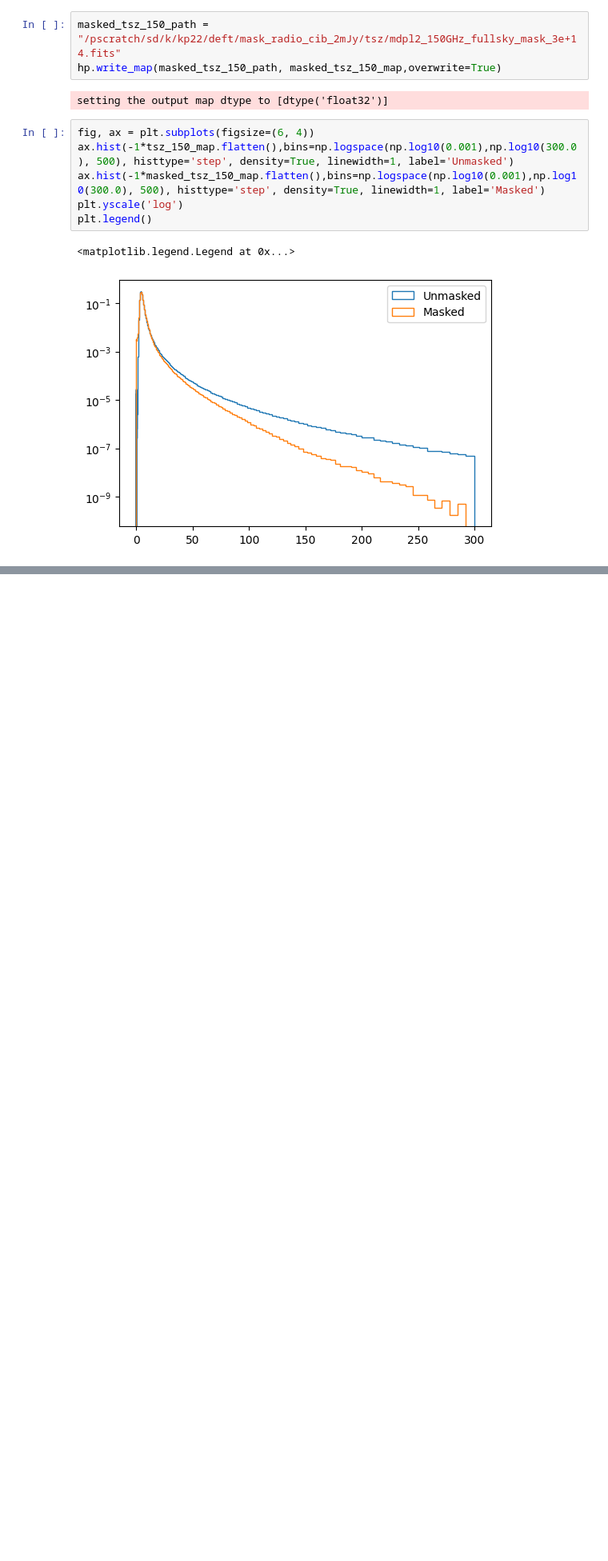
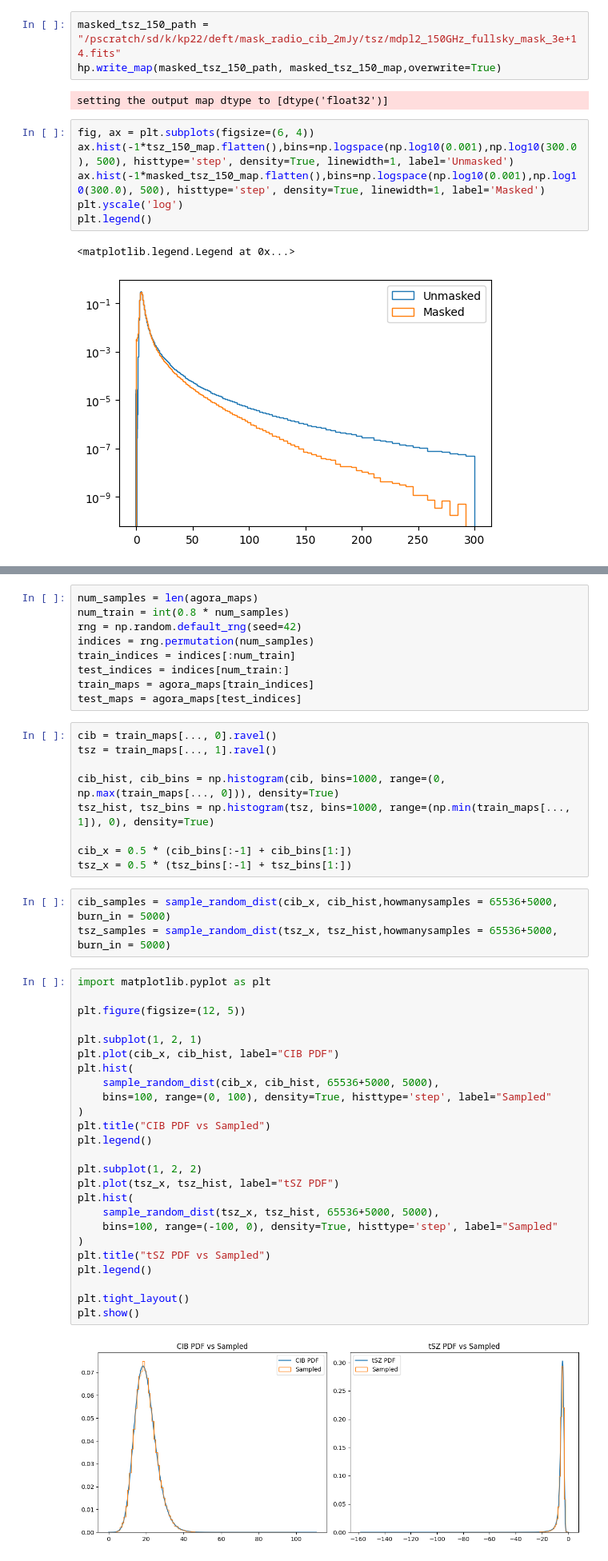
Before and after one commit to AlexBM173/cmb_foregrounds_diffusion, a Jupyter notebook: scratch.ipynb, the cells around one changed output, grey strips where cells are left out. Shown at 80% size. Saved outputs shown, nothing was run; the diff lists cells and outputs as text; blank space fills up the shorter version.

```diff
--- a/scratch.ipynb
+++ b/scratch.ipynb
@@ -128,0 +155,48 @@ plt.legend()
+# %%
+num_samples = len(agora_maps)
+num_train = int(0.8 * num_samples)
+rng = np.random.default_rng(seed=42)
+indices = rng.permutation(num_samples)
+train_indices = indices[:num_train]
+test_indices = indices[num_train:]
+train_maps = agora_maps[train_indices]
+test_maps = agora_maps[test_indices]
+# %%
+cib = train_maps[..., 0].ravel()
+tsz = train_maps[..., 1].ravel()
+
+cib_hist, cib_bins = np.histogram(cib, bins=1000, range=(0, np.max(train_maps[..., 0])), density=True)
+tsz_hist, tsz_bins = np.histogram(tsz, bins=1000, range=(np.min(train_maps[..., 1]), 0), density=True)
+
+cib_x = 0.5 * (cib_bins[:-1] + cib_bins[1:])
+tsz_x = 0.5 * (tsz_bins[:-1] + tsz_bins[1:])
+# %%
+cib_samples = sample_random_dist(cib_x, cib_hist,howmanysamples = 65536+5000, burn_in = 5000)
+tsz_samples = sample_random_dist(tsz_x, tsz_hist,howmanysamples = 65536+5000, burn_in = 5000)
+# %%
+import matplotlib.pyplot as plt
+
+plt.figure(figsize=(12, 5))
+
+plt.subplot(1, 2, 1)
+plt.plot(cib_x, cib_hist, label="CIB PDF")
+plt.hist(
+    sample_random_dist(cib_x, cib_hist, 65536+5000, 5000),
+    bins=100, range=(0, 100), density=True, histtype='step', label="Sampled"
+)
+plt.title("CIB PDF vs Sampled")
+plt.legend()
+
+plt.subplot(1, 2, 2)
+plt.plot(tsz_x, tsz_hist, label="tSZ PDF")
+plt.hist(
+    sample_random_dist(tsz_x, tsz_hist, 65536+5000, 5000),
+    bins=100, range=(-100, 0), density=True, histtype='step', label="Sampled"
+)
+plt.title("tSZ PDF vs Sampled")
+plt.legend()
+
+plt.tight_layout()
+plt.show()
+# %% [output]
+[figure, added]
```
Also changed, not shown: parts of 17 cells of this notebook, 3 other files.
